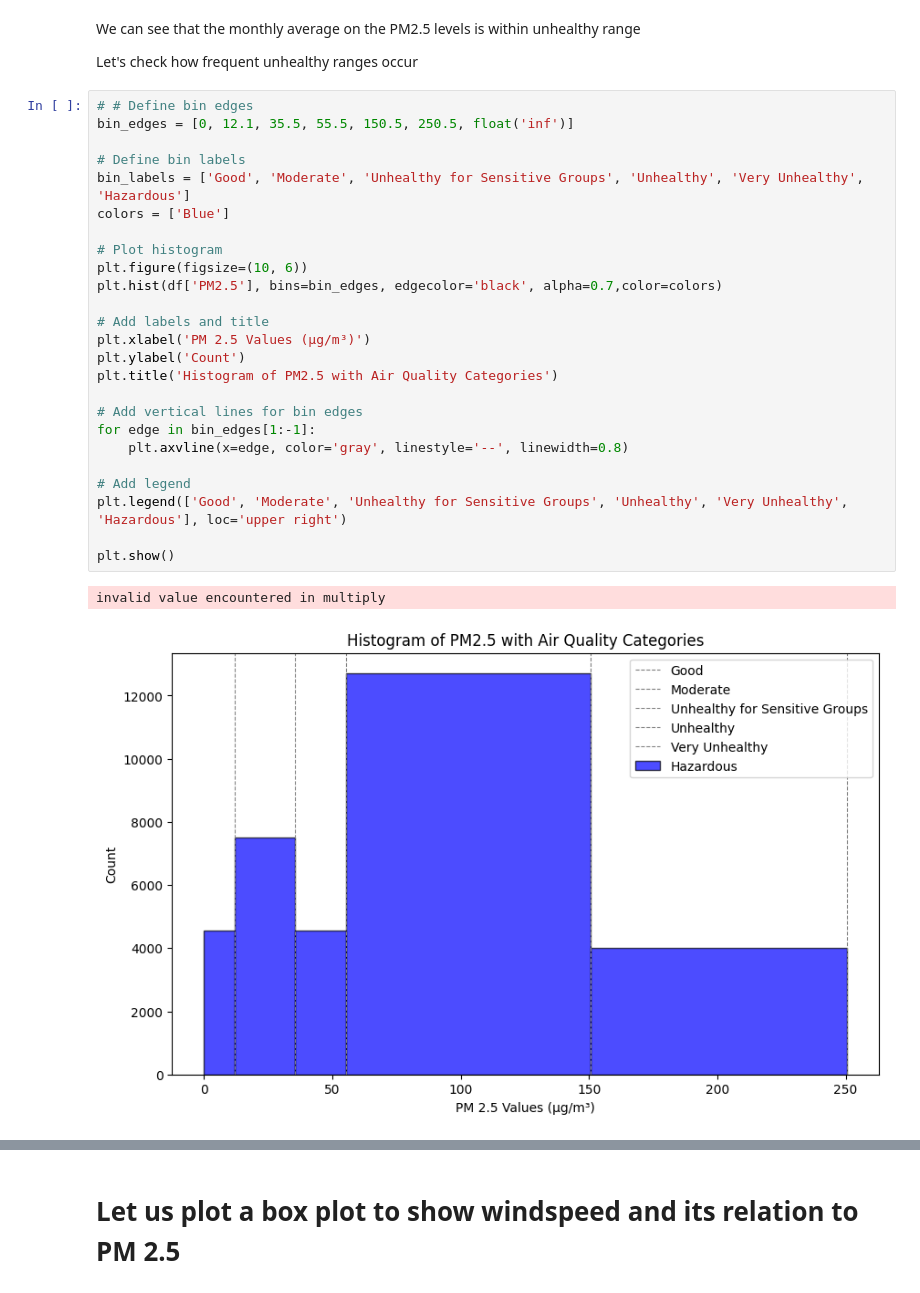
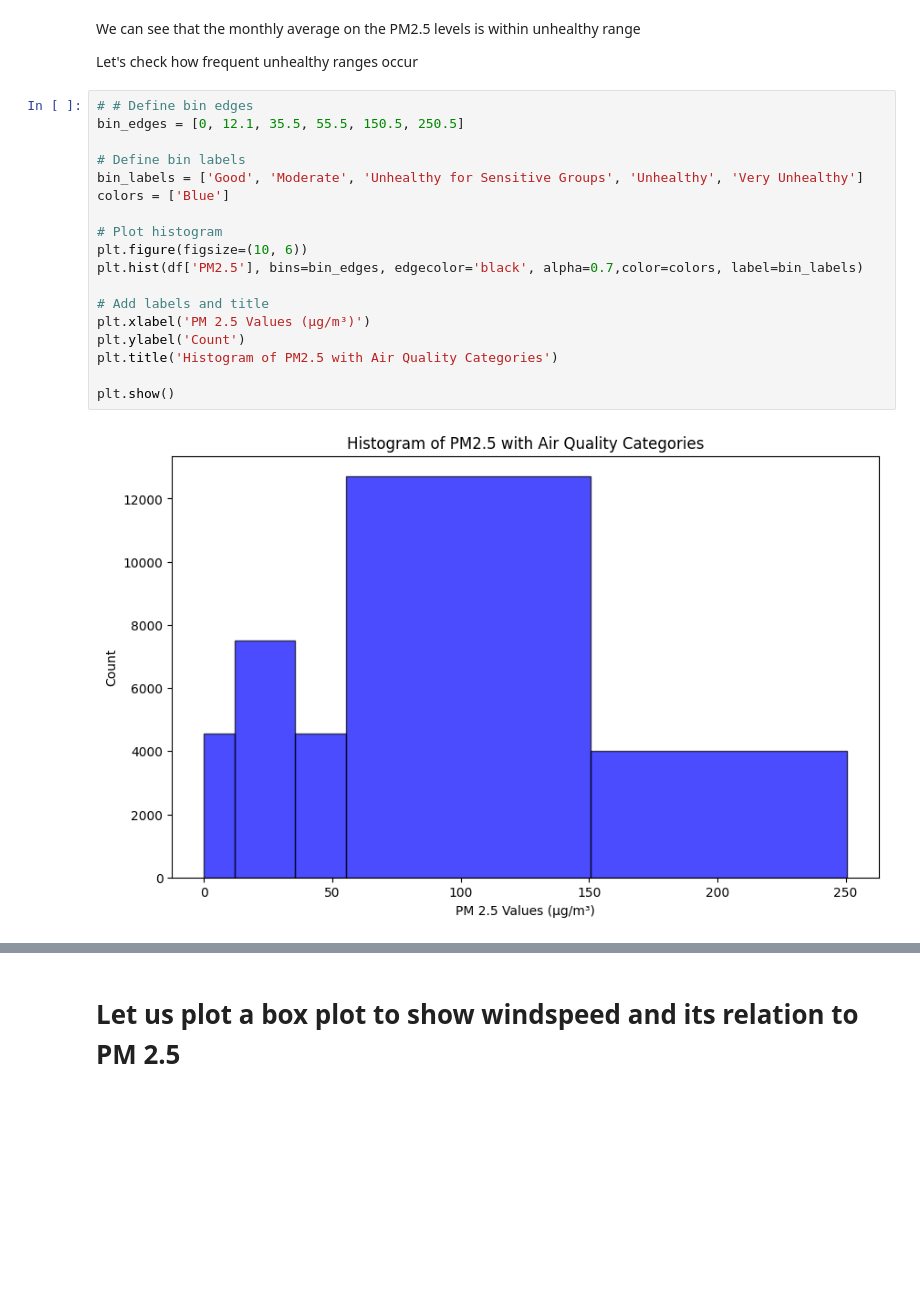
Before and after one commit to maxwellau2/SC1015MiniProject, a Jupyter notebook: EDA.ipynb, the cells around one changed output, grey strips where cells are left out. Drawn from its saved outputs; the diff is of its cells as text; blank space fills up the shorter version.

```diff
--- a/EDA.ipynb
+++ b/EDA.ipynb
@@ -429,32 +416,24 @@ We can see that the monthly average on the PM2.5 levels is within unhealthy rang
 Let's check how frequent unhealthy ranges occur
 # %%
 # # Define bin edges
-bin_edges = [0, 12.1, 35.5, 55.5, 150.5, 250.5, float('inf')]
+bin_edges = [0, 12.1, 35.5, 55.5, 150.5, 250.5]
 
 # Define bin labels
-bin_labels = ['Good', 'Moderate', 'Unhealthy for Sensitive Groups', 'Unhealthy', 'Very Unhealthy', 'Hazardous']
+bin_labels = ['Good', 'Moderate', 'Unhealthy for Sensitive Groups', 'Unhealthy', 'Very Unhealthy']
 colors = ['Blue']
 
 # Plot histogram
 plt.figure(figsize=(10, 6))
-plt.hist(df['PM2.5'], bins=bin_edges, edgecolor='black', alpha=0.7,color=colors)
+plt.hist(df['PM2.5'], bins=bin_edges, edgecolor='black', alpha=0.7,color=colors, label=bin_labels)
 
 # Add labels and title
 plt.xlabel('PM 2.5 Values (µg/m³)')
 plt.ylabel('Count')
 plt.title('Histogram of PM2.5 with Air Quality Categories')
 
-# Add vertical lines for bin edges
-for edge in bin_edges[1:-1]:
-    plt.axvline(x=edge, color='gray', linestyle='--', linewidth=0.8)
-
-# Add legend
-plt.legend(['Good', 'Moderate', 'Unhealthy for Sensitive Groups', 'Unhealthy', 'Very Unhealthy', 'Hazardous'], loc='upper right')
-
 plt.show()
 # %% [output]
-invalid value encountered in multiply
-[figure, old version]
+[figure, new version]
 # %% [markdown]
 The US EPA provides a standard called the Air Quality Index (AQI) which categorizes different PM2.5 concentration levels into health-related groups. For this example, we'll use a simplified version of these thresholds:
 
```
Also changed, not shown: parts of 10 cells of this notebook.
